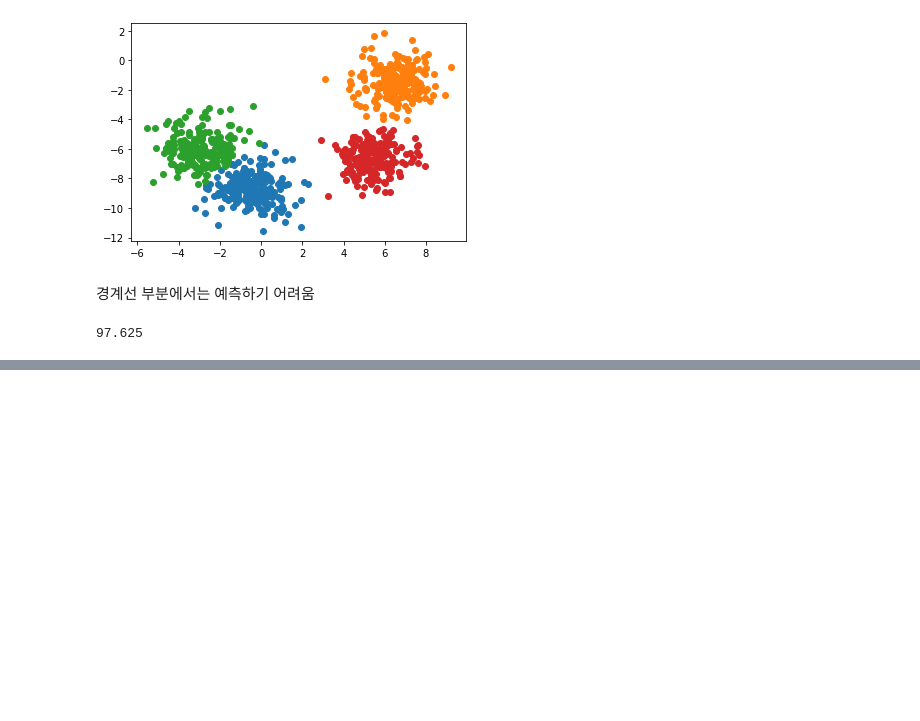
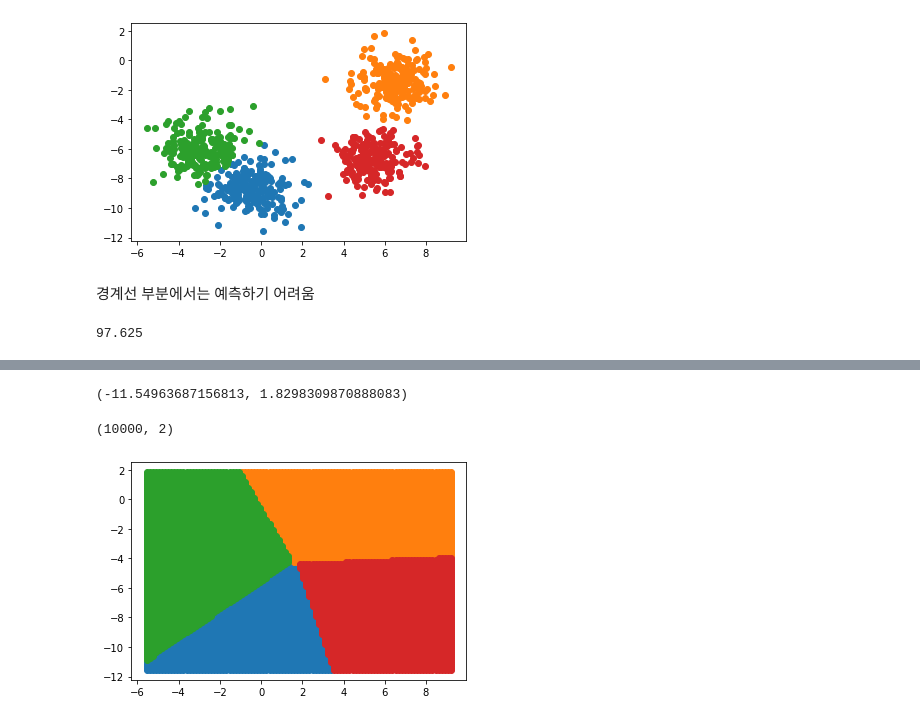
Before and after one commit to rlawndus3286/2021_SpringSemester, a Jupyter notebook: Data_Science/Regression.ipynb, the cells around one changed output, grey strips where cells are left out. Cells and saved outputs as stored; diff of their text form; code cells hidden in the pictures; blank space fills up the shorter version.

```diff
--- a/Data_Science/Regression.ipynb
+++ b/Data_Science/Regression.ipynb
@@ -157,0 +162,2 @@ num.sum() / len(num) * 100
+# %%
+x, y =np.hsplit(point, 2)
@@ -157,0 +168,27 @@ num.sum() / len(num) * 100
+# %%
+y.min(), y.max()
+# %% [output]
+(-11.54963687156813, 1.8298309870888083)
+# %%
+test_x = np.linspace(x.min(), x.max(), 100)
+test_y = np.linspace(y.min(), y.max(), 100)
+# %%
+test_set = []
+for x in test_x :
+    for y in test_y :
+        test_set.append([x,y])
+# %%
+test_set = np.stack(test_set, axis=0)
+# %%
+test_set.shape
+# %% [output]
+(10000, 2)
+# %%
+# 로지스틱 회귀를 이용한 예상 값
+pred = logreg.predict(test_set)
+for answer in answers:
+    mask = pred == answer
+    plt.scatter(test_set[mask,0], test_set[mask,1])
+plt.show()
+# %% [output]
+[figure, added]
```
Also changed, not shown: parts of 5 cells of this notebook, 5 other files.
